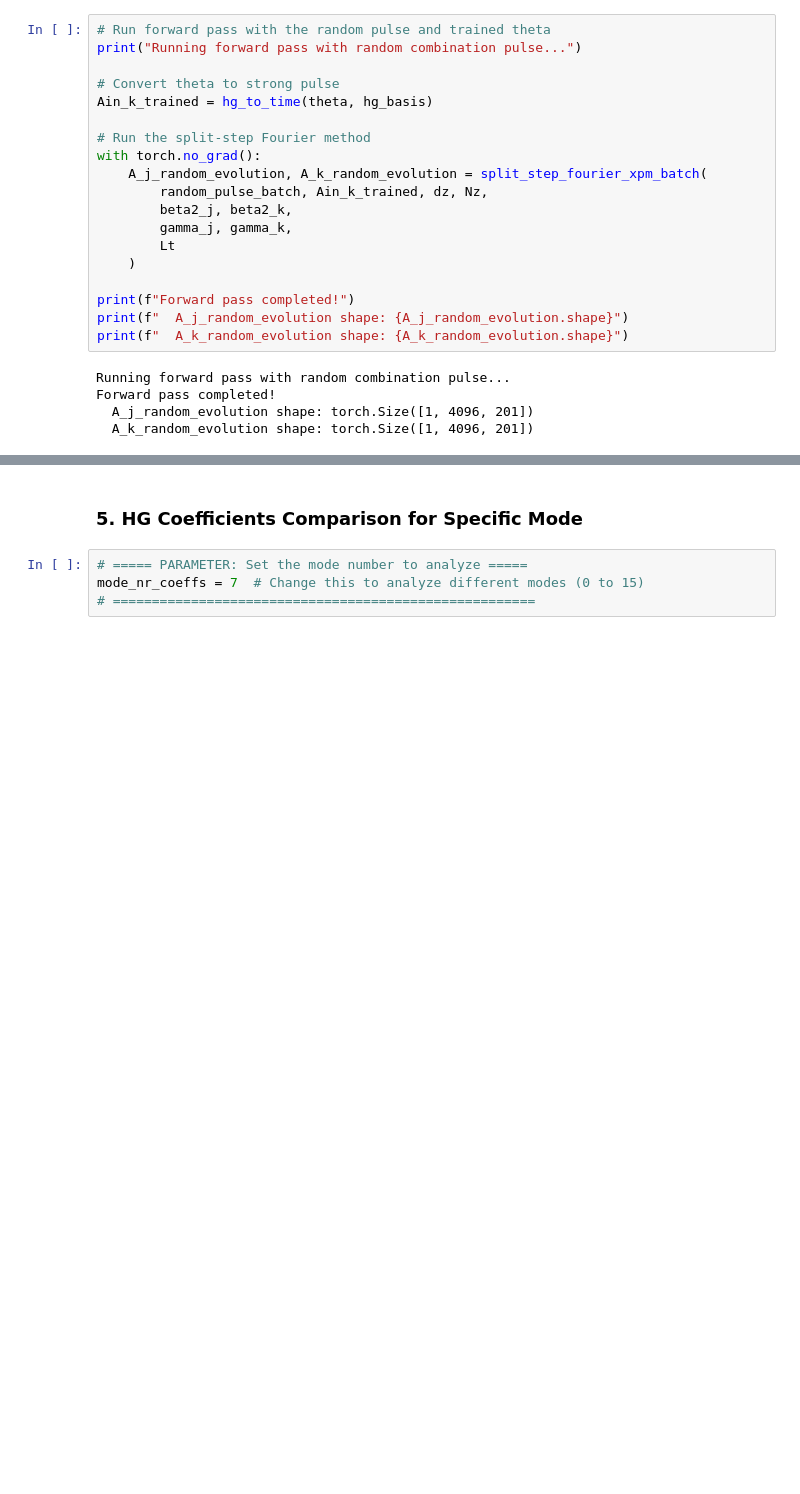
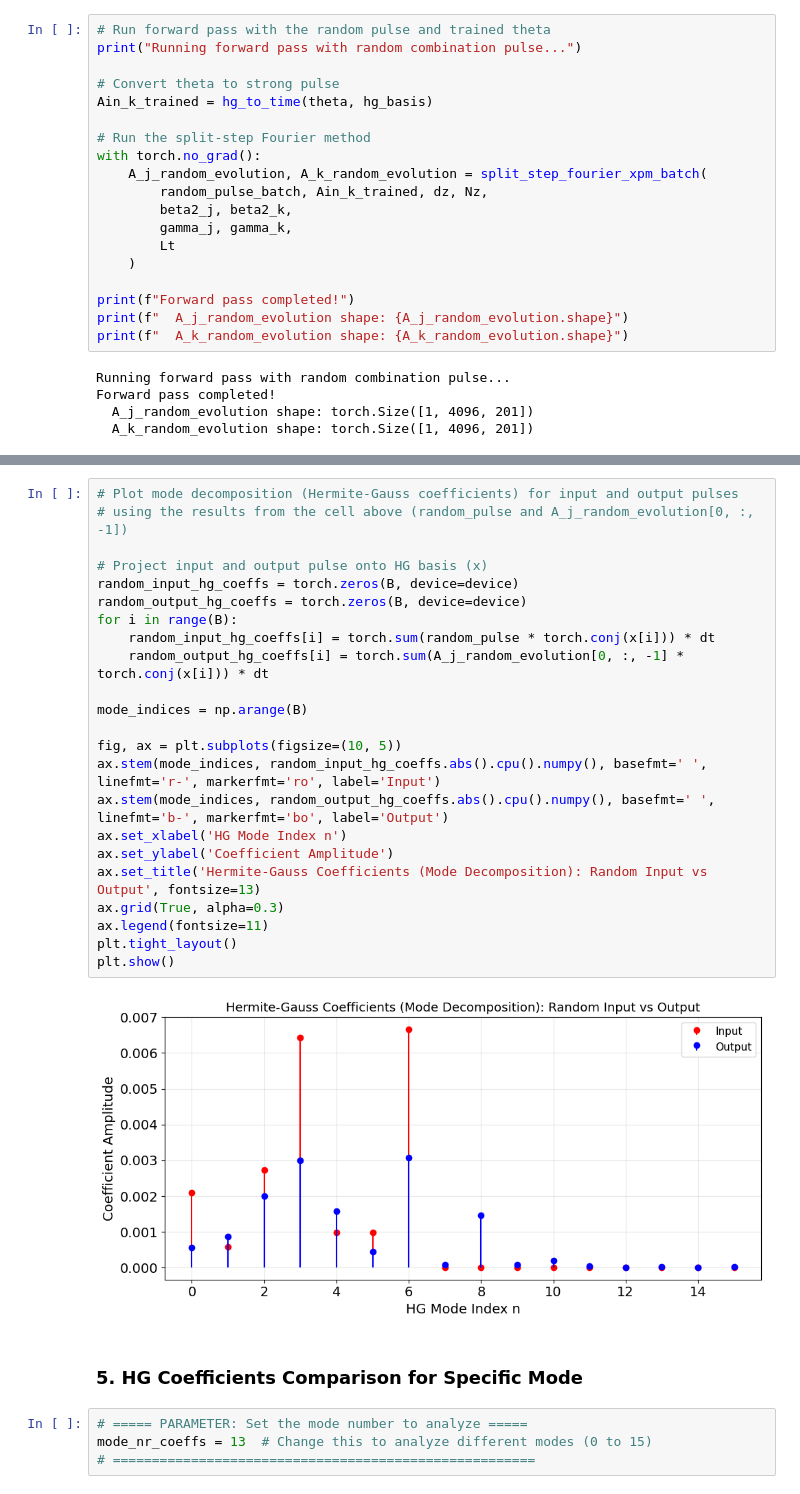
Before and after one commit to lukass16/LGW-Lab-NLSE, a Jupyter notebook: NLSE in PyTorch/analyze_xpm_identity.ipynb, the cells around one changed output, grey strips where cells are left out. Saved outputs shown, nothing was run; the diff lists cells and outputs as text; blank space fills up the shorter version.

```diff
--- a/NLSE in PyTorch/analyze_xpm_identity.ipynb
+++ b/NLSE in PyTorch/analyze_xpm_identity.ipynb
@@ -444,8 +446,33 @@ Random Combination Results:
+# %%
+# Plot mode decomposition (Hermite-Gauss coefficients) for input and output pulses
+# using the results from the cell above (random_pulse and A_j_random_evolution[0, :, -1])
+
+# Project input and output pulse onto HG basis (x)
+random_input_hg_coeffs = torch.zeros(B, device=device)
+random_output_hg_coeffs = torch.zeros(B, device=device)
+for i in range(B):
+    random_input_hg_coeffs[i] = torch.sum(random_pulse * torch.conj(x[i])) * dt
+    random_output_hg_coeffs[i] = torch.sum(A_j_random_evolution[0, :, -1] * torch.conj(x[i])) * dt
+
+mode_indices = np.arange(B)
+
+fig, ax = plt.subplots(figsize=(10, 5))
+ax.stem(mode_indices, random_input_hg_coeffs.abs().cpu().numpy(), basefmt=' ', linefmt='r-', markerfmt='ro', label='Input')
+ax.stem(mode_indices, random_output_hg_coeffs.abs().cpu().numpy(), basefmt=' ', linefmt='b-', markerfmt='bo', label='Output')
+ax.set_xlabel('HG Mode Index n')
+ax.set_ylabel('Coefficient Amplitude')
+ax.set_title('Hermite-Gauss Coefficients (Mode Decomposition): Random Input vs Output', fontsize=13)
+ax.grid(True, alpha=0.3)
+ax.legend(fontsize=11)
+plt.tight_layout()
+plt.show()
+# %% [output]
+[figure, added]
 # %% [markdown]
 ### 5. HG Coefficients Comparison for Specific Mode
 # %%
 # ===== PARAMETER: Set the mode number to analyze =====
-mode_nr_coeffs = 7  # Change this to analyze different modes (0 to 15)
+mode_nr_coeffs = 13  # Change this to analyze different modes (0 to 15)
 # ======================================================
 # %%
 # Extract target and resulting pulse for the specified mode
```
Also changed, not shown: parts of 16 cells of this notebook, 10 other files.
